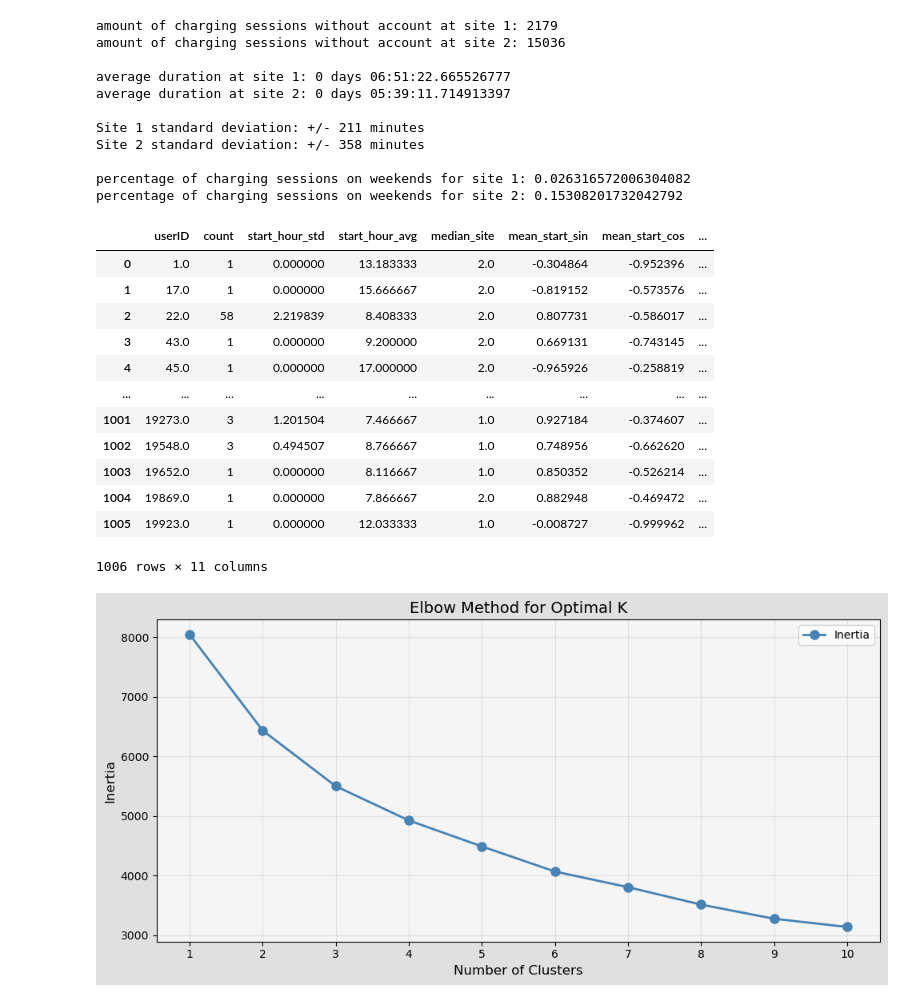
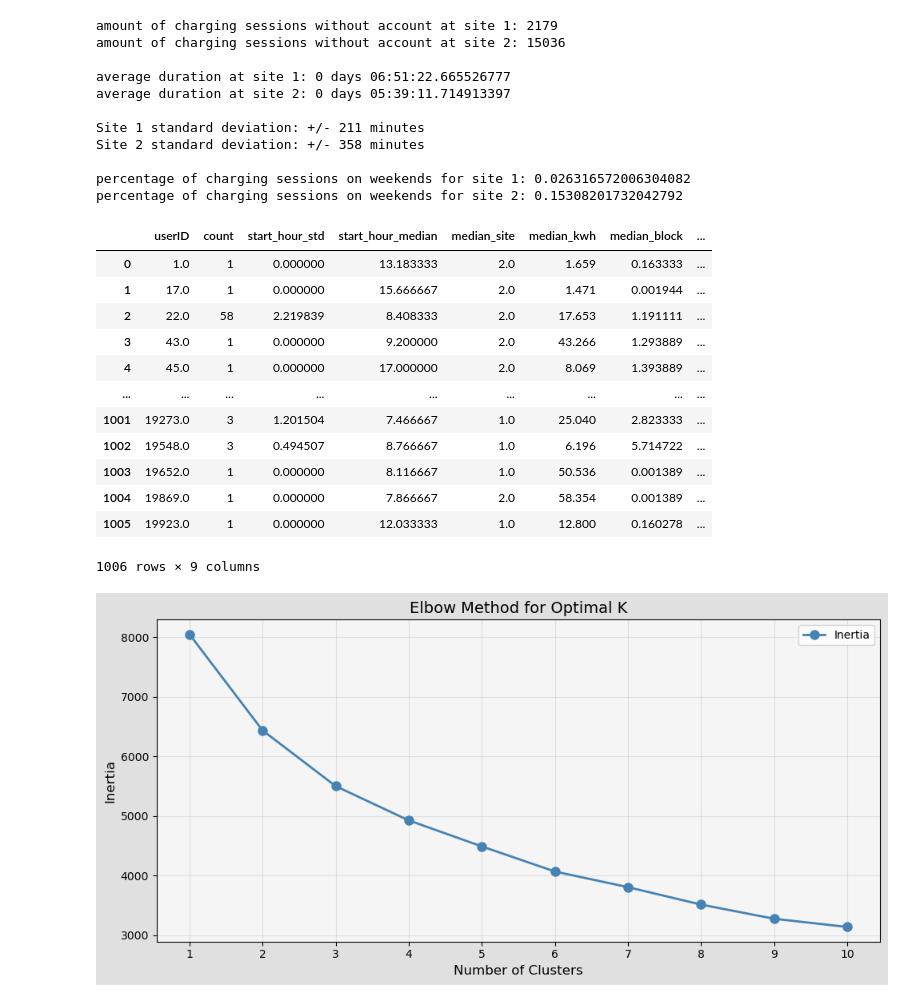
Before and after one commit to dfd0430/wiso, a Jupyter notebook: main.ipynb, the cells around one changed output. Saved outputs shown, nothing was run; the diff lists cells and outputs as text; code cells hidden in the pictures.

```diff
--- a/main.ipynb
+++ b/main.ipynb
@@ -649,50 +649,48 @@ charging_sessions_registered['doneChargingTime'] = charging_sessions_registered[
     charging_sessions_registered['disconnectTime']
 )
 
 charging_sessions_registered['block_time'] = (
     charging_sessions_registered['disconnectTime'] - charging_sessions_registered['doneChargingTime']
 ).dt.total_seconds() / 3600
 
 
 # Group by user and compute aggregated features
 charging_sessions_registered_grouped = (
     charging_sessions_registered
         .groupby("userID")
         .agg(
             count=("start_hour", "count"),
             start_hour_std=("start_hour", "std"),
-            start_hour_avg=("start_hour", "median"),
+            start_hour_median=("start_hour", "median"),
             median_site=("siteID","median"),
-            mean_start_sin=("start_sin", "median"),
-            mean_start_cos=("start_cos", "median"),
-            avg_kwh = ('kWhDelivered',"median"),
+            median_kwh = ('kWhDelivered',"median"),
             median_block = ('block_time',"median"),
             median_duration = ('duration_hours',"median"),
             median_request = ('milesRequested',"median")
         )
         .reset_index()
 )
 
 # Replace NaN std values
 charging_sessions_registered_grouped["start_hour_std"] = (
     charging_sessions_registered_grouped["start_hour_std"].fillna(0)
 )
 
 charging_sessions_registered_grouped
 # %% [output]
-|  | userID | count | start_hour_std | start_hour_avg | median_site | mean_start_sin | mean_start_cos | ... |
-| 0 | 1.0 | 1 | 0.000000 | 13.183333 | 2.0 | -0.304864 | -0.952396 | ... |
-| 1 | 17.0 | 1 | 0.000000 | 15.666667 | 2.0 | -0.819152 | -0.573576 | ... |
-| 2 | 22.0 | 58 | 2.219839 | 8.408333 | 2.0 | 0.807731 | -0.586017 | ... |
-| 3 | 43.0 | 1 | 0.000000 | 9.200000 | 2.0 | 0.669131 | -0.743145 | ... |
-| 4 | 45.0 | 1 | 0.000000 | 17.000000 | 2.0 | -0.965926 | -0.258819 | ... |
+|  | userID | count | start_hour_std | start_hour_median | median_site | median_kwh | median_block | ... |
+| 0 | 1.0 | 1 | 0.000000 | 13.183333 | 2.0 | 1.659 | 0.163333 | ... |
+| 1 | 17.0 | 1 | 0.000000 | 15.666667 | 2.0 | 1.471 | 0.001944 | ... |
+| 2 | 22.0 | 58 | 2.219839 | 8.408333 | 2.0 | 17.653 | 1.191111 | ... |
+| 3 | 43.0 | 1 | 0.000000 | 9.200000 | 2.0 | 43.266 | 1.293889 | ... |
+| 4 | 45.0 | 1 | 0.000000 | 17.000000 | 2.0 | 8.069 | 1.393889 | ... |
 | ... | ... | ... | ... | ... | ... | ... | ... | ... |
-| 1001 | 19273.0 | 3 | 1.201504 | 7.466667 | 1.0 | 0.927184 | -0.374607 | ... |
-| 1002 | 19548.0 | 3 | 0.494507 | 8.766667 | 1.0 | 0.748956 | -0.662620 | ... |
-| 1003 | 19652.0 | 1 | 0.000000 | 8.116667 | 1.0 | 0.850352 | -0.526214 | ... |
-| 1004 | 19869.0 | 1 | 0.000000 | 7.866667 | 2.0 | 0.882948 | -0.469472 | ... |
-| 1005 | 19923.0 | 1 | 0.000000 | 12.033333 | 1.0 | -0.008727 | -0.999962 | ... |
+| 1001 | 19273.0 | 3 | 1.201504 | 7.466667 | 1.0 | 25.040 | 2.823333 | ... |
+| 1002 | 19548.0 | 3 | 0.494507 | 8.766667 | 1.0 | 6.196 | 5.714722 | ... |
+| 1003 | 19652.0 | 1 | 0.000000 | 8.116667 | 1.0 | 50.536 | 0.001389 | ... |
+| 1004 | 19869.0 | 1 | 0.000000 | 7.866667 | 2.0 | 58.354 | 0.001389 | ... |
+| 1005 | 19923.0 | 1 | 0.000000 | 12.033333 | 1.0 | 12.800 | 0.160278 | ... |
-1006 rows × 11 columns
+1006 rows × 9 columns
 # %%
 # visualize elbow method for deciding the amount of clusters we should use
 def plot_elbow_method(df, feature_cols, max_clusters=10, random_state=42):
```
Also changed, not shown: parts of 14 cells of this notebook.
